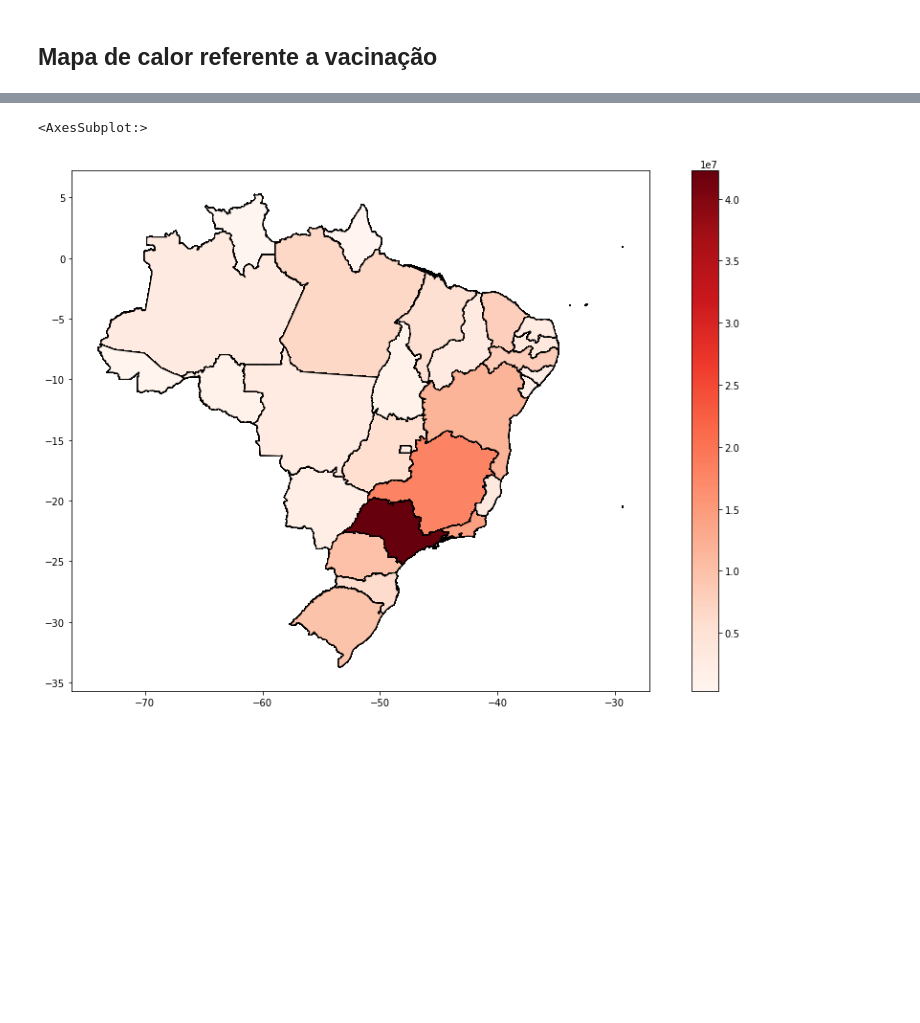
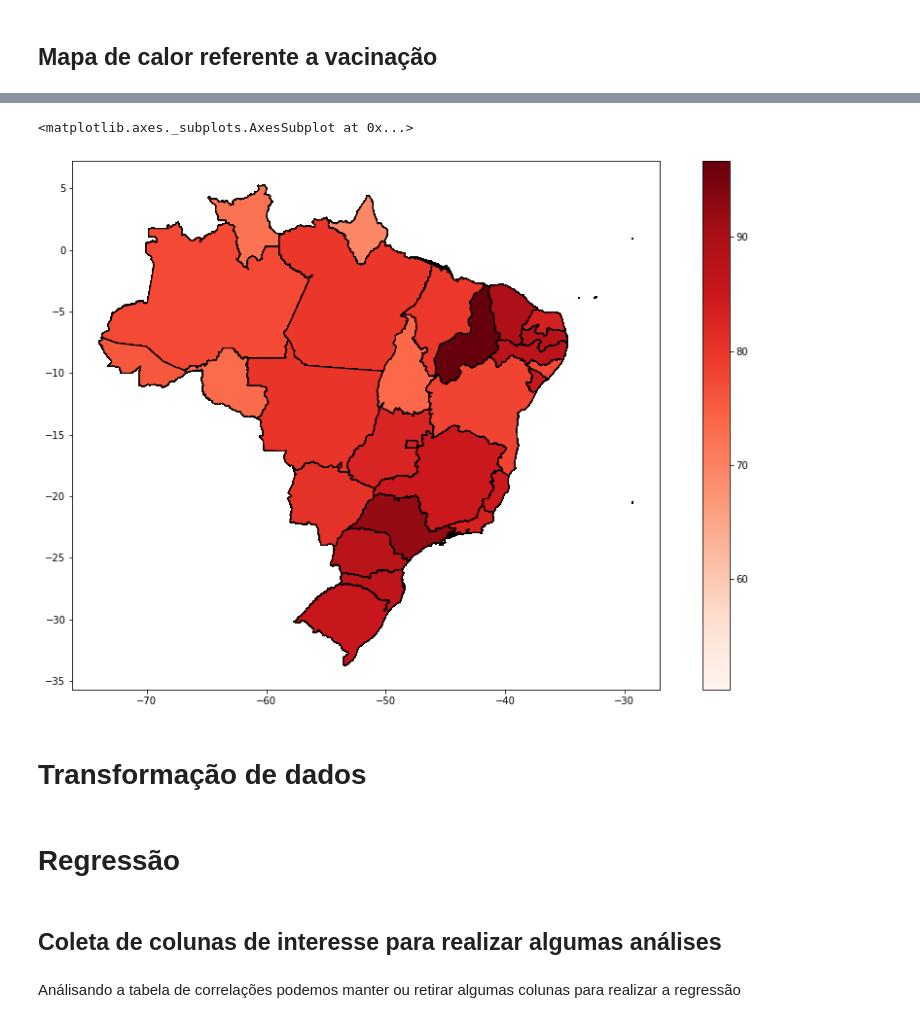
Before and after one commit to lucianobajr/TP-CCF425, a Jupyter notebook: src/AnaliseDeCasos.ipynb, the cells around one changed output, grey strips where cells are left out. Saved outputs shown, nothing was run; the diff lists cells and outputs as text; code cells hidden in the pictures; blank space fills up the shorter version.

```diff
--- a/src/AnaliseDeCasos.ipynb
+++ b/src/AnaliseDeCasos.ipynb
@@ -79,7 +88,10 @@ cols = ['epi_week', 'date', 'country', 'state', 'city', 'newDeaths',
        'vaccinated_single_per_100_inhabitants', 'vaccinated_third',
        'vaccinated_third_per_100_inhabitants']
 # %%
-cols = ['date','state','totalCases','vaccinated','vaccinated_single','vaccinated_second','vaccinated_third']
+cols = ['date','state','totalCases','vaccinated', 'vaccinated_per_100_inhabitants', 'vaccinated_second',
+       'vaccinated_second_per_100_inhabitants', 'vaccinated_single',
+       'vaccinated_single_per_100_inhabitants', 'vaccinated_third',
+       'vaccinated_third_per_100_inhabitants']
 # %%
 data = pd.read_csv('./cases-brazil-states.csv', usecols = ['state'], sep=',')
 data
@@ -301,16 +346,24 @@ mg_vaccinated('vaccinated_third','Número total de vacinados com três dose em M
 # %%
 INFOS_UFS = gpd.read_file('./bcim_2016_21_11_2018.gpkg', layer = 'lim_unidade_federacao_a')
 INFOS_UFS.rename({'sigla':'state'}, axis = 1, inplace = True)
 
 df_br = INFOS_UFS.merge(data_without_nan_values, on = 'state', how = 'left')
 
-df_br.plot(column = 'vaccinated',
+df_br.plot(column = 'vaccinated_per_100_inhabitants',
     cmap  = 'Reds',
     figsize = (16,10),
     legend = True,
     edgecolor = 'black',
 
     )
 # %% [output]
-<AxesSubplot:>
+<matplotlib.axes._subplots.AxesSubplot at 0x...>
-[figure, old version]
+[figure, new version]
+# %% [markdown]
+# Transformação de dados
+# %% [markdown]
+# Regressão
+# %% [markdown]
+## Coleta de colunas de interesse para realizar algumas análises
+# %% [markdown]
+Análisando a tabela de correlações podemos manter ou retirar algumas colunas para realizar a regressão
```
Also changed, not shown: parts of 46 cells of this notebook.
